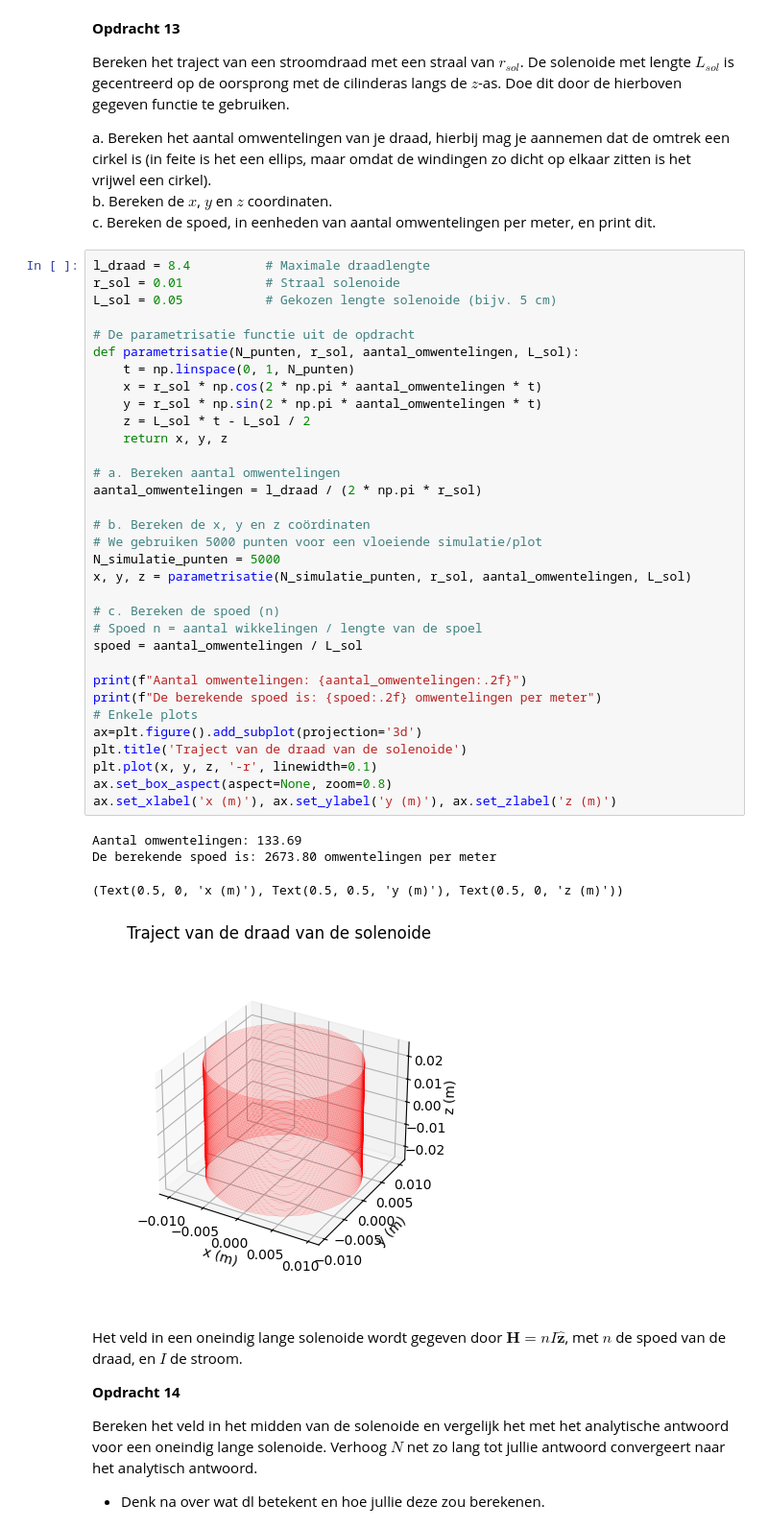
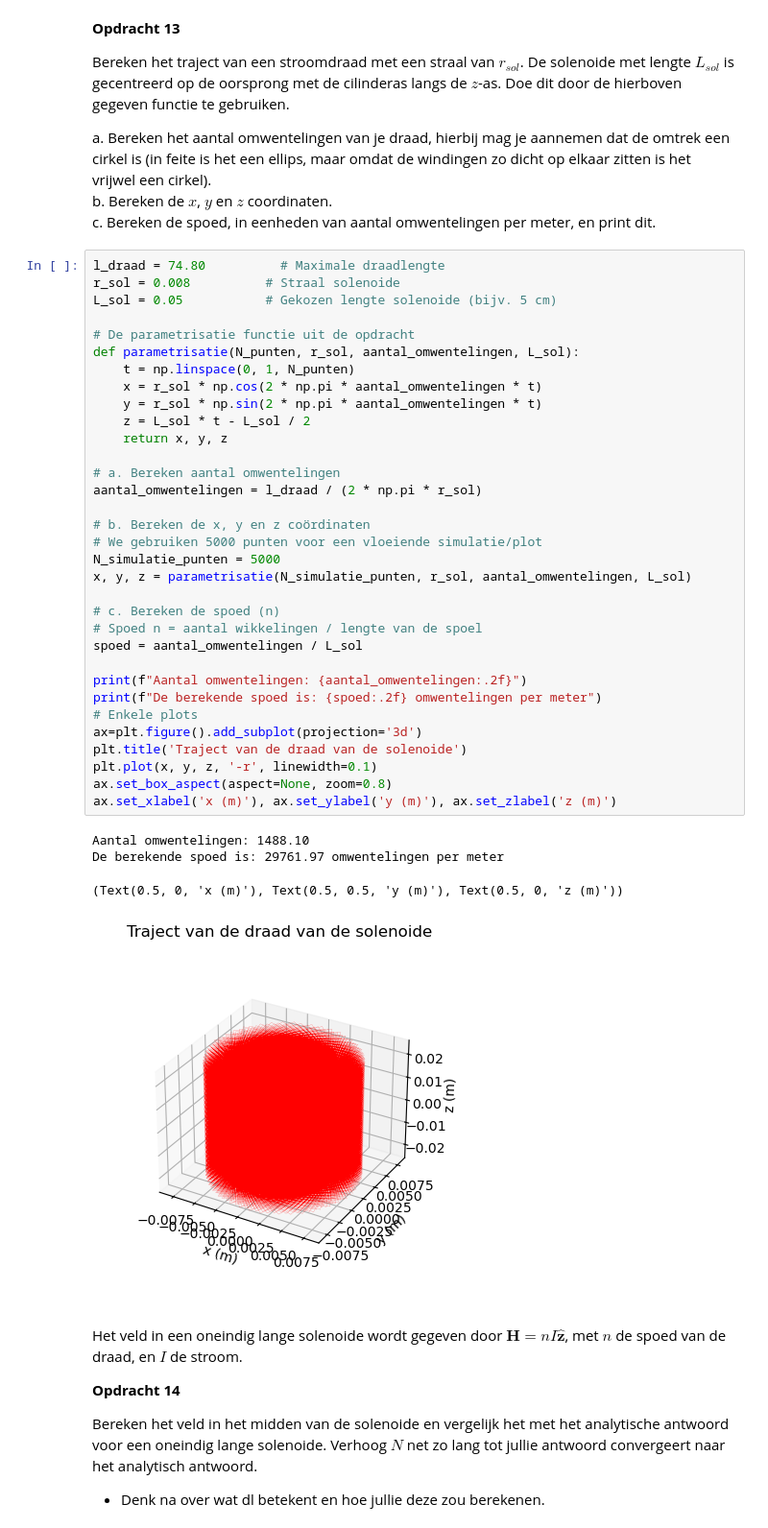
Before and after one commit to fd6150/opdrachten-DEF-D, a Jupyter notebook: DigitaleOntwerpopdrachten/KrachtactuatorOpdracht.ipynb, the cells around one changed output. Shown at 96% size. Drawn from its saved outputs; the diff is of its cells as text.

```diff
--- a/DigitaleOntwerpopdrachten/KrachtactuatorOpdracht.ipynb
+++ b/DigitaleOntwerpopdrachten/KrachtactuatorOpdracht.ipynb
@@ -491,43 +491,43 @@ a. Bereken het aantal omwentelingen van je draad, hierbij mag je aannemen dat de
 b. Bereken de $x$, $y$ en $z$ coordinaten.\
 c. Bereken de spoed, in eenheden van aantal omwentelingen per meter, en print dit.
 # %%
-l_draad = 8.4          # Maximale draadlengte
-r_sol = 0.01           # Straal solenoide
+l_draad = 74.80          # Maximale draadlengte
+r_sol = 0.008          # Straal solenoide
 L_sol = 0.05           # Gekozen lengte solenoide (bijv. 5 cm)
 
 # De parametrisatie functie uit de opdracht
 def parametrisatie(N_punten, r_sol, aantal_omwentelingen, L_sol):
     t = np.linspace(0, 1, N_punten)
     x = r_sol * np.cos(2 * np.pi * aantal_omwentelingen * t)
     y = r_sol * np.sin(2 * np.pi * aantal_omwentelingen * t)
     z = L_sol * t - L_sol / 2
     return x, y, z
 
 # a. Bereken aantal omwentelingen
 aantal_omwentelingen = l_draad / (2 * np.pi * r_sol)
 
 # b. Bereken de x, y en z coördinaten
 # We gebruiken 5000 punten voor een vloeiende simulatie/plot
 N_simulatie_punten = 5000
 x, y, z = parametrisatie(N_simulatie_punten, r_sol, aantal_omwentelingen, L_sol)
 
 # c. Bereken de spoed (n)
 # Spoed n = aantal wikkelingen / lengte van de spoel
 spoed = aantal_omwentelingen / L_sol
 
 print(f"Aantal omwentelingen: {aantal_omwentelingen:.2f}")
 print(f"De berekende spoed is: {spoed:.2f} omwentelingen per meter")
 # Enkele plots
 ax=plt.figure().add_subplot(projection='3d')
 plt.title('Traject van de draad van de solenoide')
 plt.plot(x, y, z, '-r', linewidth=0.1)
 ax.set_box_aspect(aspect=None, zoom=0.8)
 ax.set_xlabel('x (m)'), ax.set_ylabel('y (m)'), ax.set_zlabel('z (m)')
 # %% [output]
-Aantal omwentelingen: 133.69
-De berekende spoed is: 2673.80 omwentelingen per meter
+Aantal omwentelingen: 1488.10
+De berekende spoed is: 29761.97 omwentelingen per meter
 (Text(0.5, 0, 'x (m)'), Text(0.5, 0.5, 'y (m)'), Text(0.5, 0, 'z (m)'))
-[figure, old version]
+[figure, new version]
 # %% [markdown]
 Het veld in een oneindig lange solenoide wordt gegeven door $\mathbf{H} = n I \hat{\mathbf{z}}$, met $n$ de spoed van de draad, en $I$ de stroom.
 
```
Also changed, not shown: parts of 9 cells of this notebook.
